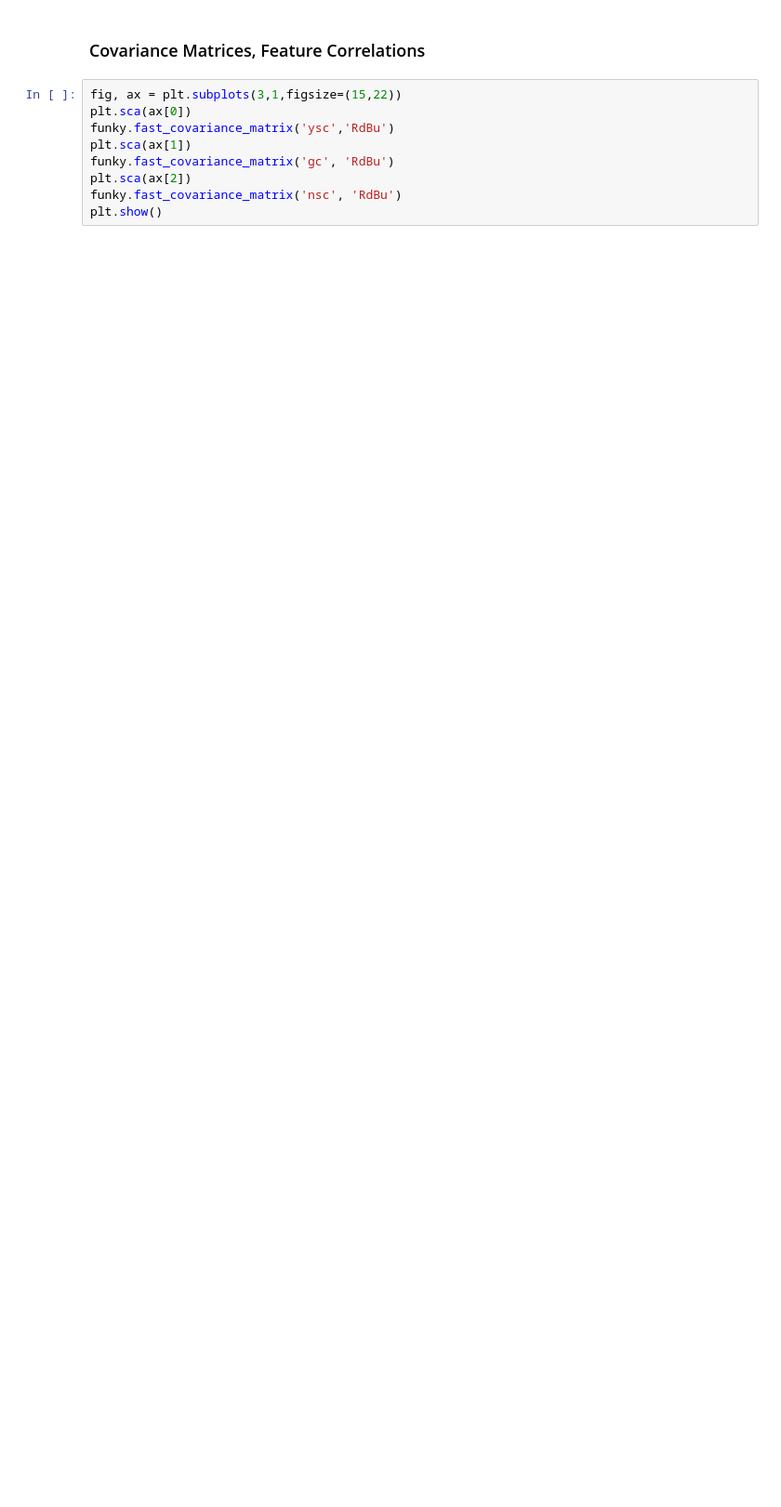
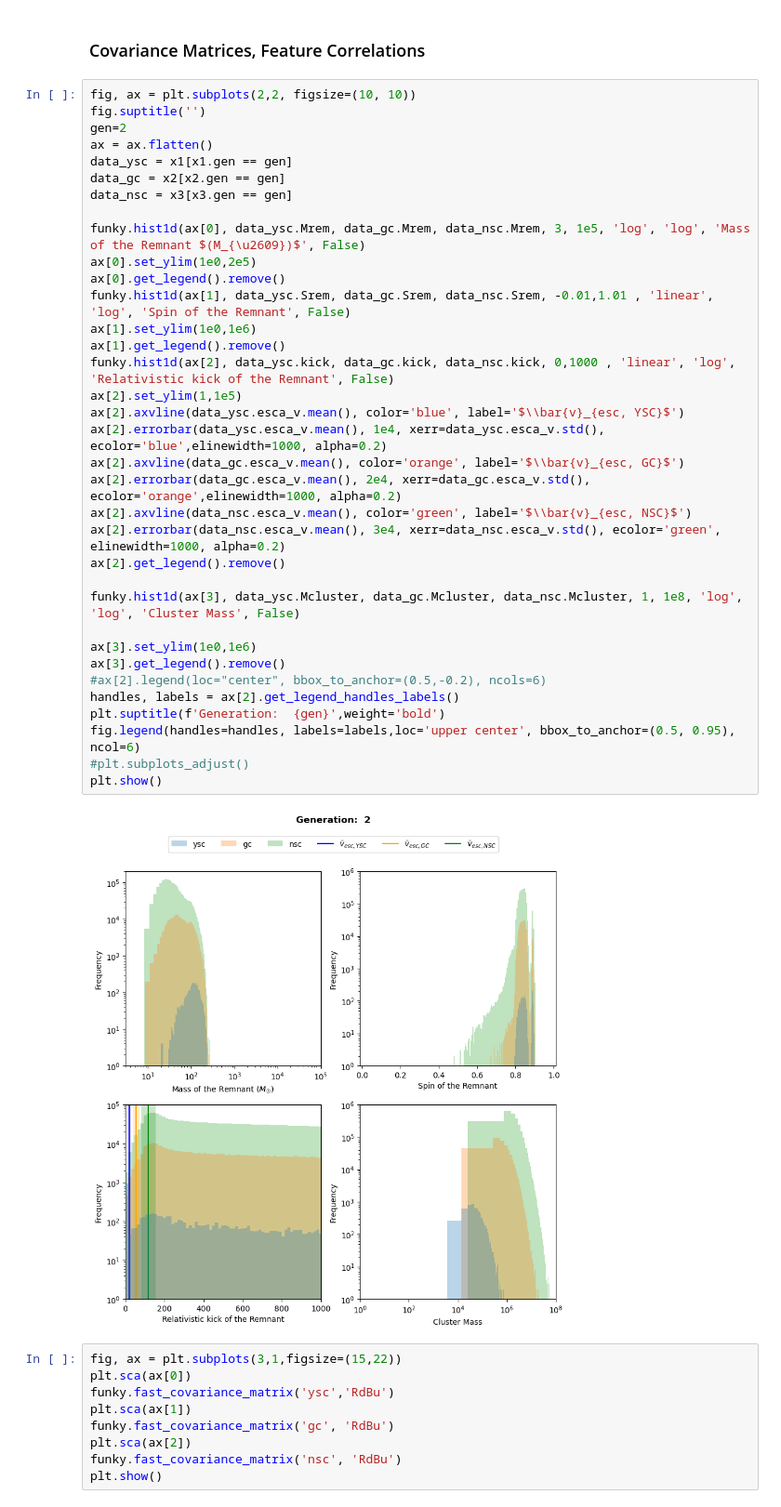
Before and after one commit to BelliLuigi/Hierarchical-mergers-of-black-holes, a Jupyter notebook: BellaCopia.ipynb, the cells around one changed output. Shown: that part at 93% size. Cells and saved outputs as stored; diff of their text form; blank space fills up the shorter version.

Commit message:
done setting up graphs, now will do texts

```diff
--- a/BellaCopia.ipynb
+++ b/BellaCopia.ipynb
@@ -116,6 +122,43 @@ plt.close()
 
 
 ### Covariance Matrices, Feature Correlations
+# %%
+fig, ax = plt.subplots(2,2, figsize=(10, 10))
+fig.suptitle('')
+gen=2
+ax = ax.flatten()
+data_ysc = x1[x1.gen == gen]
+data_gc = x2[x2.gen == gen]
+data_nsc = x3[x3.gen == gen]
+
+funky.hist1d(ax[0], data_ysc.Mrem, data_gc.Mrem, data_nsc.Mrem, 3, 1e5, 'log', 'log', 'Mass of the Remnant $(M_{\u2609})$', False)
+ax[0].set_ylim(1e0,2e5)
+ax[0].get_legend().remove()
+funky.hist1d(ax[1], data_ysc.Srem, data_gc.Srem, data_nsc.Srem, -0.01,1.01 , 'linear', 'log', 'Spin of the Remnant', False)
+ax[1].set_ylim(1e0,1e6)
+ax[1].get_legend().remove()
+funky.hist1d(ax[2], data_ysc.kick, data_gc.kick, data_nsc.kick, 0,1000 , 'linear', 'log', 'Relativistic kick of the Remnant', False)
+ax[2].set_ylim(1,1e5)
+ax[2].axvline(data_ysc.esca_v.mean(), color='blue', label='$\\bar{v}_{esc, YSC}$')
+ax[2].errorbar(data_ysc.esca_v.mean(), 1e4, xerr=data_ysc.esca_v.std(), ecolor='blue',elinewidth=1000, alpha=0.2)
+ax[2].axvline(data_gc.esca_v.mean(), color='orange', label='$\\bar{v}_{esc, GC}$')
+ax[2].errorbar(data_gc.esca_v.mean(), 2e4, xerr=data_gc.esca_v.std(), ecolor='orange',elinewidth=1000, alpha=0.2)
+ax[2].axvline(data_nsc.esca_v.mean(), color='green', label='$\\bar{v}_{esc, NSC}$')
+ax[2].errorbar(data_nsc.esca_v.mean(), 3e4, xerr=data_nsc.esca_v.std(), ecolor='green', elinewidth=1000, alpha=0.2)
+ax[2].get_legend().remove()
+
+funky.hist1d(ax[3], data_ysc.Mcluster, data_gc.Mcluster, data_nsc.Mcluster, 1, 1e8, 'log', 'log', 'Cluster Mass', False)
+
+ax[3].set_ylim(1e0,1e6)
+ax[3].get_legend().remove()
+#ax[2].legend(loc="center", bbox_to_anchor=(0.5,-0.2), ncols=6)
+handles, labels = ax[2].get_legend_handles_labels()
+plt.suptitle(f'Generation:  {gen}',weight='bold')
+fig.legend(handles=handles, labels=labels,loc='upper center', bbox_to_anchor=(0.5, 0.95), ncol=6)
+#plt.subplots_adjust()
+plt.show()
+# %% [output]
+[figure, added]
 # %%
 fig, ax = plt.subplots(3,1,figsize=(15,22))
 plt.sca(ax[0])
```
Also changed, not shown: parts of 2 cells of this notebook, 1 other file.
